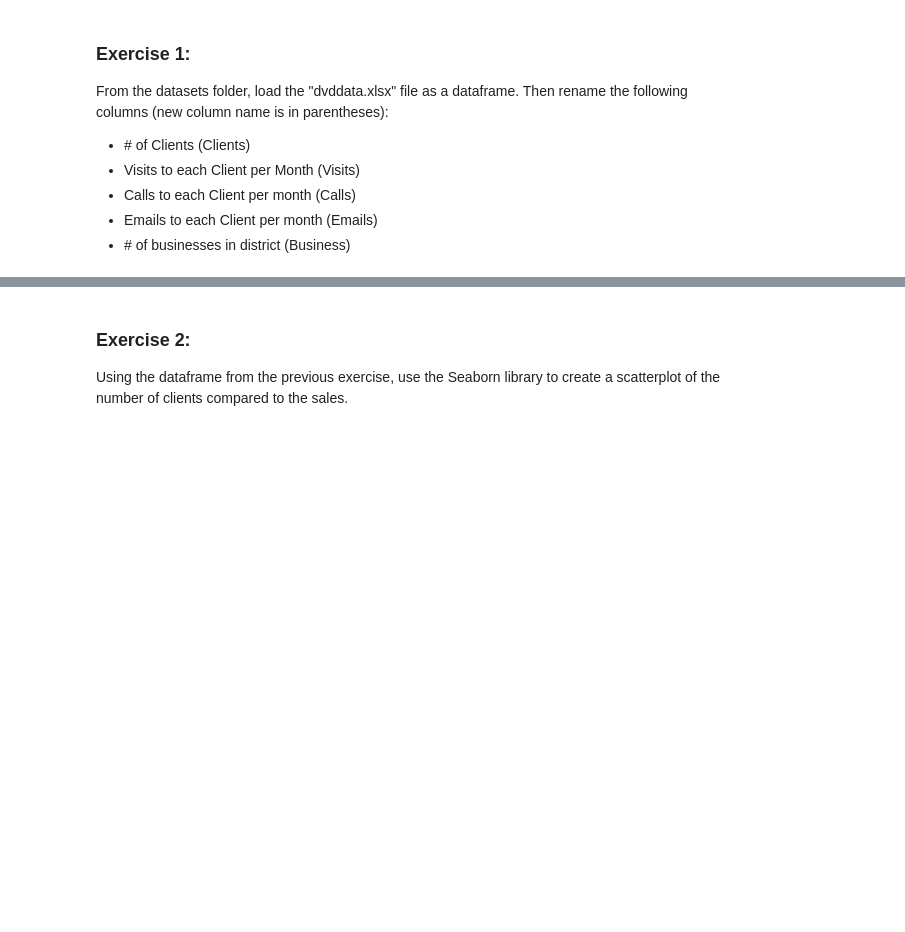
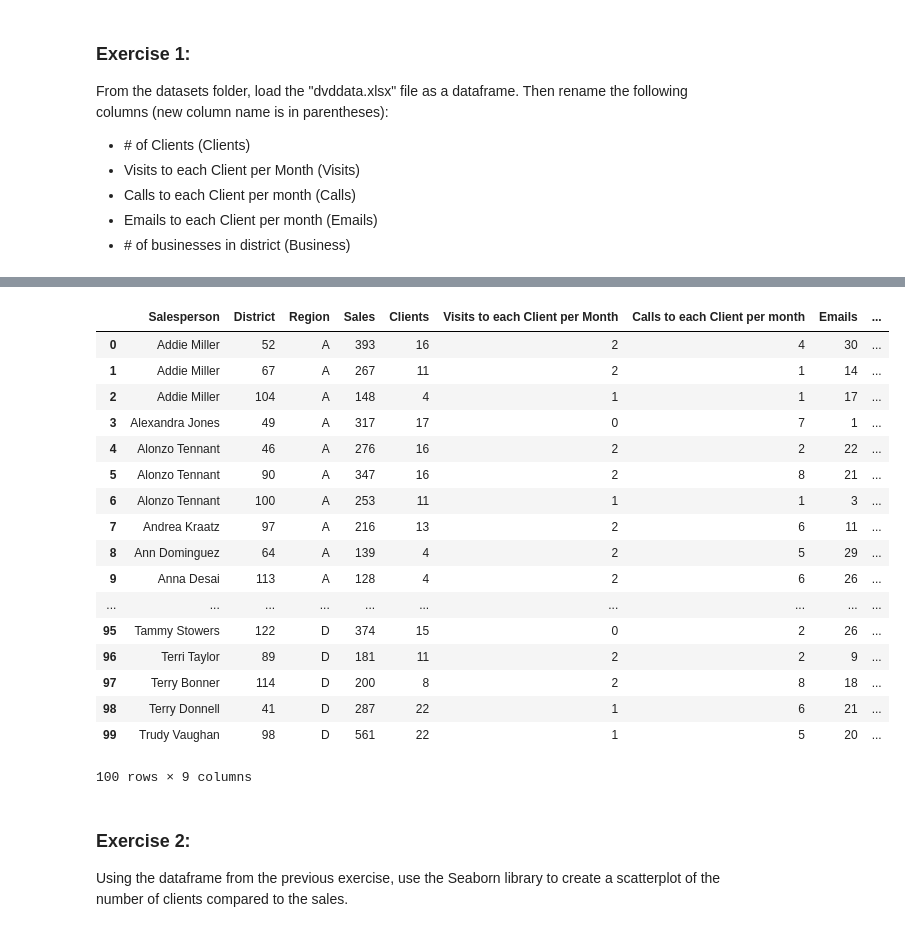
Before and after one commit to jcyang36/DataWeek1-120219, a Jupyter notebook: Module 1.4 Exercises.ipynb, the cells around one changed output, grey strips where cells are left out. Drawn from its saved outputs; the diff is of its cells as text; code cells hidden in the pictures; blank space fills up the shorter version.

```diff
--- a/Module 1.4 Exercises.ipynb
+++ b/Module 1.4 Exercises.ipynb
@@ -12,3 +29,24 @@ From the datasets folder, load the "dvddata.xlsx" file as a dataframe. Then rena
+# %%
+df.rename(columns={'# of Clients':'Clients','Visits to each Client per Month':'Visits','Calls to each client per month':'Calls','Emails to each Client per month':'Emails','# of businesses in district':'Businesses'},)
+# %% [output]
+|  | Salesperson | District | Region | Sales | Clients | Visits to each Client per Month | Calls to each Client per month | Emails | ... |
+| 0 | Addie Miller | 52 | A | 393 | 16 | 2 | 4 | 30 | ... |
+| 1 | Addie Miller | 67 | A | 267 | 11 | 2 | 1 | 14 | ... |
+| 2 | Addie Miller | 104 | A | 148 | 4 | 1 | 1 | 17 | ... |
+| 3 | Alexandra Jones | 49 | A | 317 | 17 | 0 | 7 | 1 | ... |
+| 4 | Alonzo Tennant | 46 | A | 276 | 16 | 2 | 2 | 22 | ... |
+| 5 | Alonzo Tennant | 90 | A | 347 | 16 | 2 | 8 | 21 | ... |
+| 6 | Alonzo Tennant | 100 | A | 253 | 11 | 1 | 1 | 3 | ... |
+| 7 | Andrea Kraatz | 97 | A | 216 | 13 | 2 | 6 | 11 | ... |
+| 8 | Ann Dominguez | 64 | A | 139 | 4 | 2 | 5 | 29 | ... |
+| 9 | Anna Desai | 113 | A | 128 | 4 | 2 | 6 | 26 | ... |
+| ... | ... | ... | ... | ... | ... | ... | ... | ... | ... |
+| 95 | Tammy Stowers | 122 | D | 374 | 15 | 0 | 2 | 26 | ... |
+| 96 | Terri Taylor | 89 | D | 181 | 11 | 2 | 2 | 9 | ... |
+| 97 | Terry Bonner | 114 | D | 200 | 8 | 2 | 8 | 18 | ... |
+| 98 | Terry Donnell | 41 | D | 287 | 22 | 1 | 6 | 21 | ... |
+| 99 | Trudy Vaughan | 98 | D | 561 | 22 | 1 | 5 | 20 | ... |
+100 rows × 9 columns
 # %% [markdown]
 ### Exercise 2:
 
```
Also changed, not shown: parts of 3 cells of this notebook.
